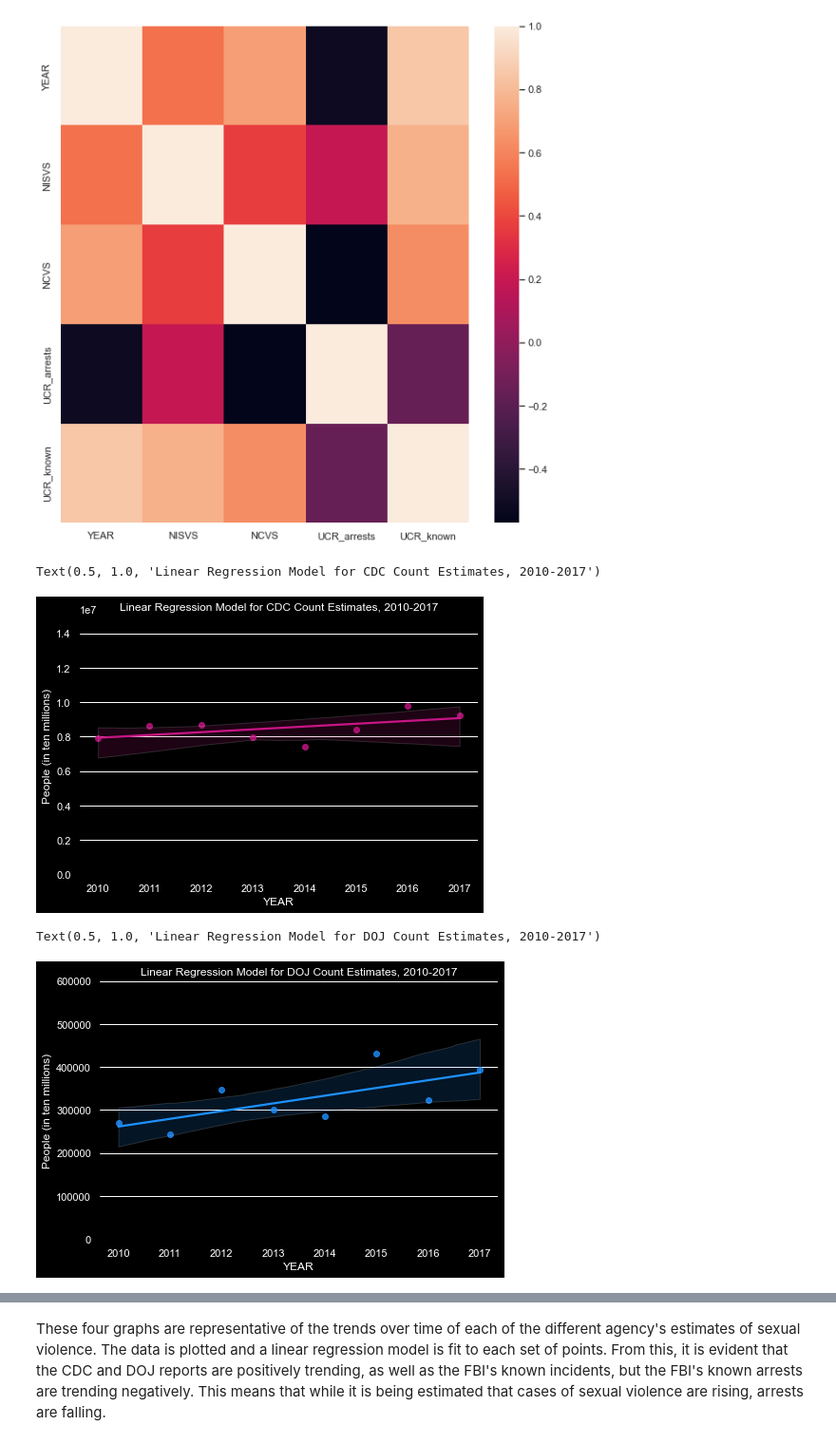
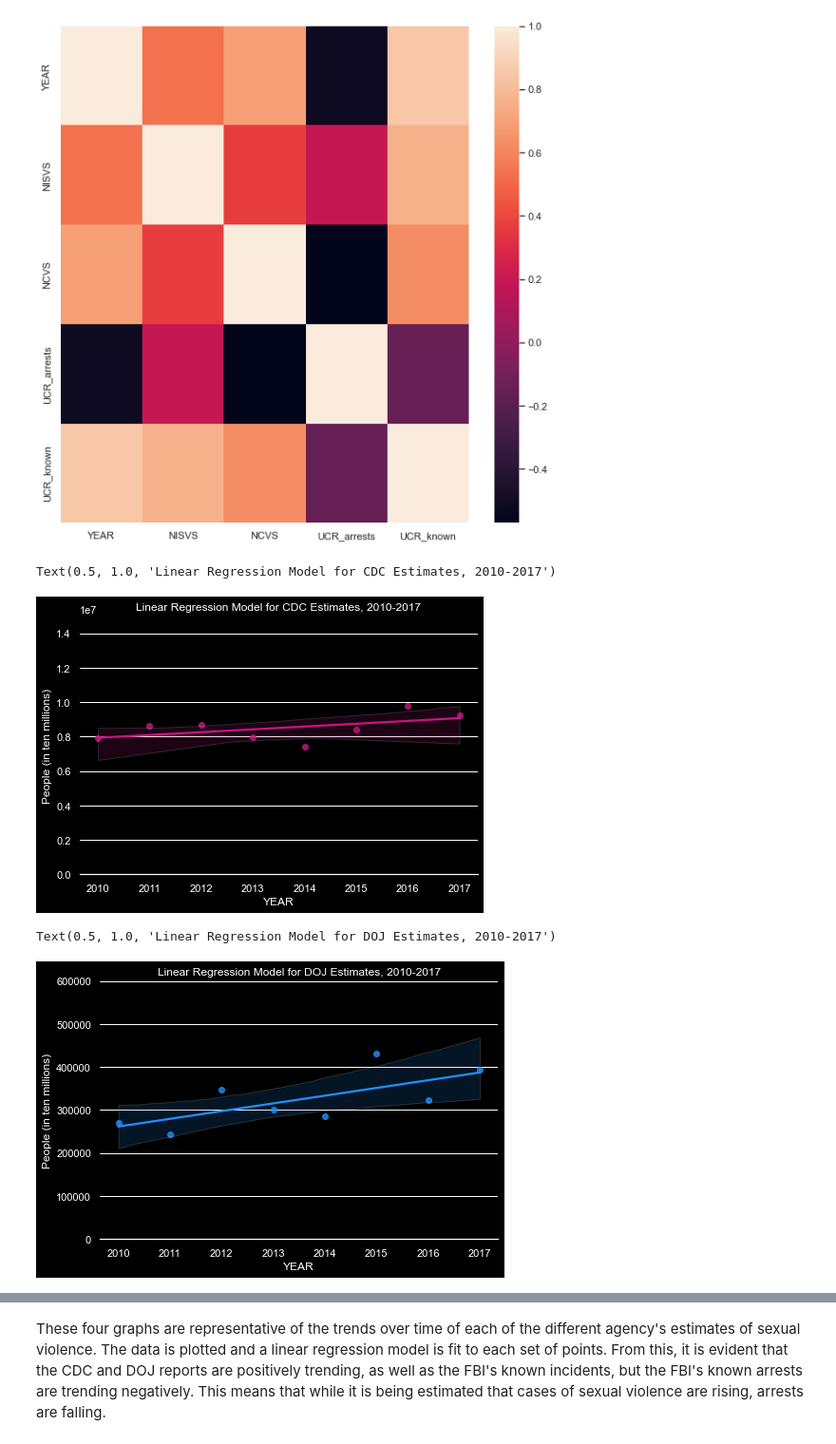
Before and after one commit to allisonbrusco/sexualviolence, a Jupyter notebook: notebooks/victimizations_versus_arrests.ipynb, the cells around one changed output, grey strips where cells are left out. Shown: that part at 95% size. Cells and saved outputs as stored; diff of their text form; code cells hidden in the pictures.

```diff
--- a/notebooks/victimizations_versus_arrests.ipynb
+++ b/notebooks/victimizations_versus_arrests.ipynb
@@ -140,32 +139,32 @@ ax = fig.add_subplot()
 
 ax.tick_params(bottom=False)
 ax.grid(axis = 'x')
-ax.spines[:].set_visible(False)
+ax.spines[['top', 'right', 'left']].set_visible(False)
 
 sns.regplot(x=df["YEAR"], y=df["NISVS"], color = 'mediumvioletred')
 
 plt.ylim(ymin=0, ymax=15000000)
 plt.ylabel('People (in ten millions)')
-plt.title('Linear Regression Model for CDC Count Estimates, 2010-2017')
+plt.title('Linear Regression Model for CDC Estimates, 2010-2017')
 # %% [output]
-Text(0.5, 1.0, 'Linear Regression Model for CDC Count Estimates, 2010-2017')
+Text(0.5, 1.0, 'Linear Regression Model for CDC Estimates, 2010-2017')
-[figure, old version]
+[figure, new version]
 # %%
 fig = plt.figure(figsize=(7.5, 5))
 ax = fig.add_subplot()
 
 ax.tick_params(bottom=False)
 ax.grid(axis = 'x')
-ax.spines[:].set_visible(False)
+ax.spines[['top', 'right', 'left']].set_visible(False)
 
 sns.regplot(x=df["YEAR"], y=df["NCVS"], color = 'dodgerblue')
 
 plt.ylim(ymin=0, ymax=600000)
 plt.ylabel('People (in ten millions)')
-plt.title('Linear Regression Model for DOJ Count Estimates, 2010-2017')
+plt.title('Linear Regression Model for DOJ Estimates, 2010-2017')
 # %% [output]
-Text(0.5, 1.0, 'Linear Regression Model for DOJ Count Estimates, 2010-2017')
+Text(0.5, 1.0, 'Linear Regression Model for DOJ Estimates, 2010-2017')
-[figure, old version]
+[figure, new version]
 # %%
 fig = plt.figure(figsize=(7.5, 5))
 ax = fig.add_subplot()
```
Also changed, not shown: parts of 11 cells of this notebook, 1 other file.
